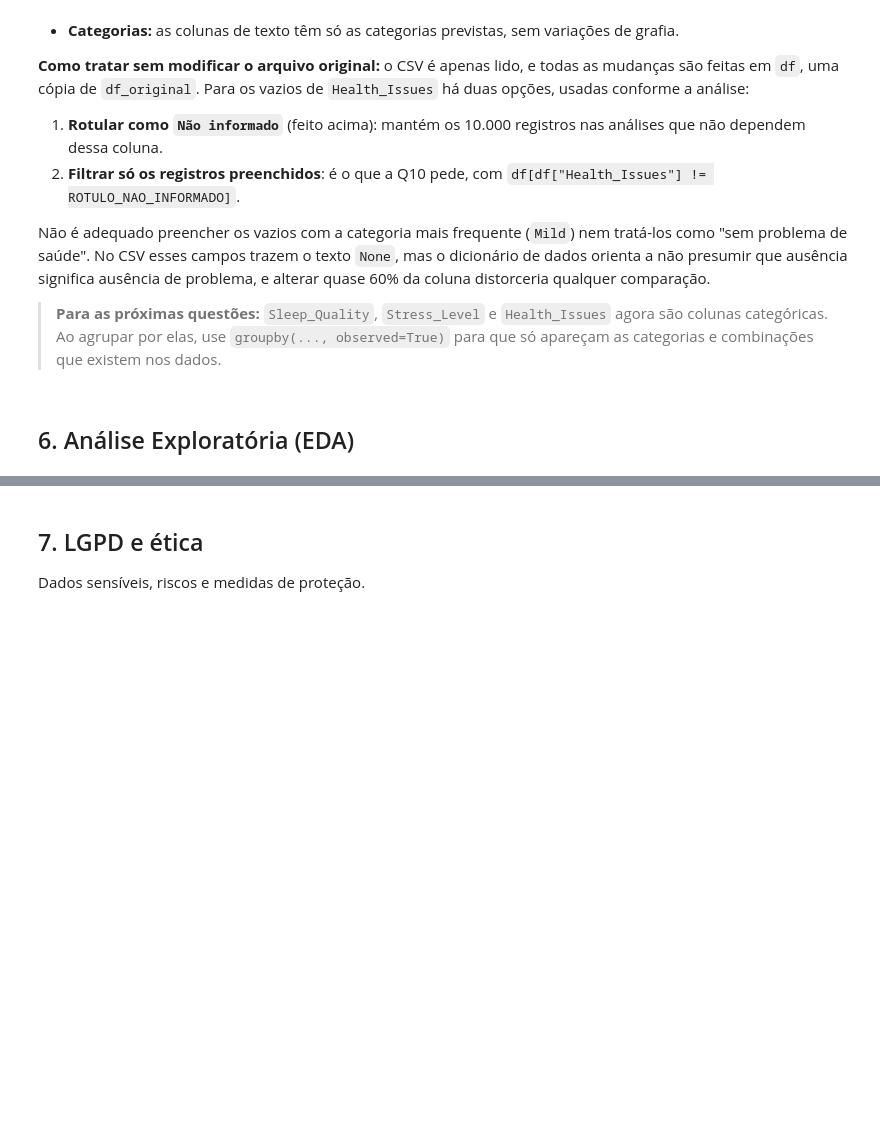
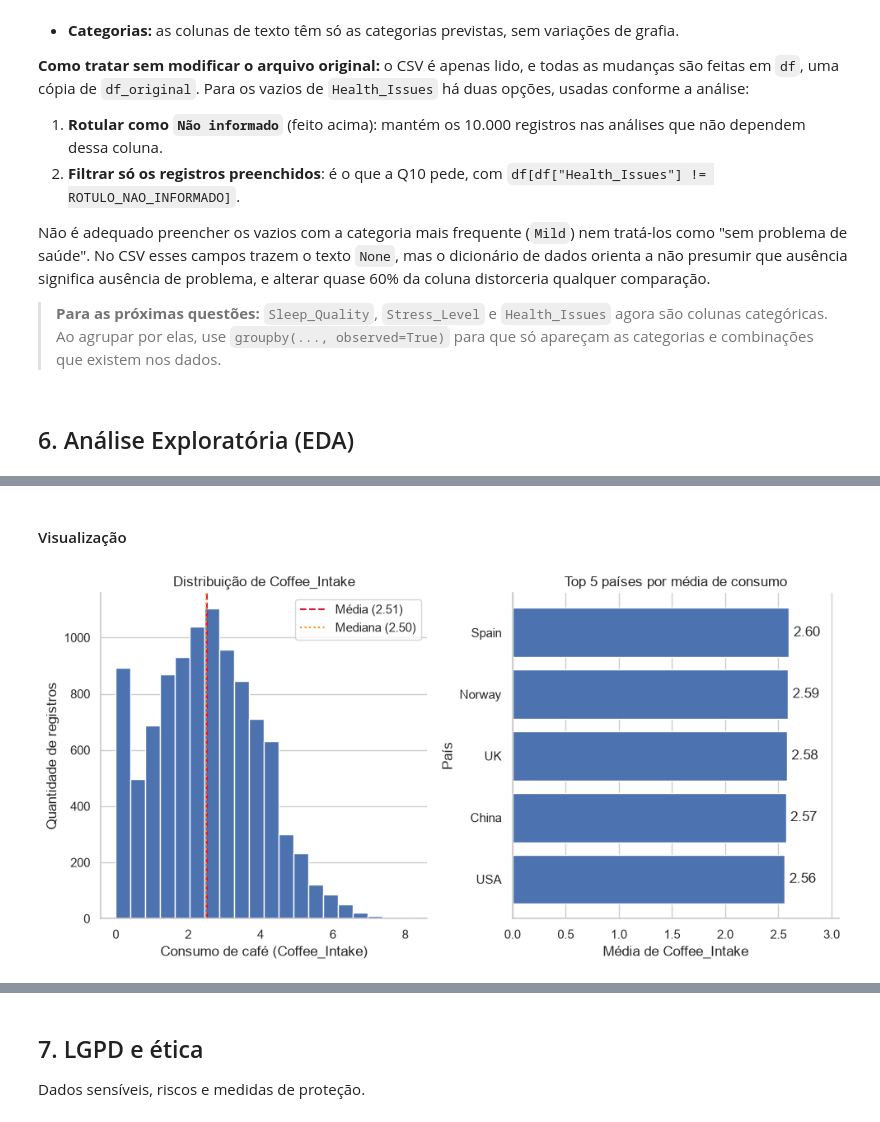
Before and after one commit to PedroGasquez/coffee_health, a Jupyter notebook: notebooks/analise_coffee_health.ipynb, the cells around one changed output, grey strips where cells are left out. Drawn from its saved outputs; the diff is of its cells as text; code cells hidden in the pictures; blank space fills up the shorter version.

```diff
--- a/notebooks/analise_coffee_health.ipynb
+++ b/notebooks/analise_coffee_health.ipynb
@@ -291,0 +524,17 @@ Não é adequado preencher os vazios com a categoria mais frequente (`Mild`) nem
+# %%
+consumo_por_pais = (
+    df.groupby("Country")["Coffee_Intake"]
+    .agg(["count", "mean", "median", "std"])
+    .rename(columns={
+        "count": "Registros",
+        "mean": "Média",
+        "median": "Mediana",
+        "std": "Desvio padrão",
+    })
+    .sort_values("Média", ascending=False)
+    .round(CASAS_DECIMAIS)
+)
+
+top_paises = consumo_por_pais.head(TOP_N_PAISES)
+print(f"Total de países: {len(consumo_por_pais)} | Menor média: {consumo_por_pais.index[-1]} ({consumo_por_pais['Média'].iloc[-1]:.{CASAS_DECIMAIS}f})")
+top_paises
@@ -291,0 +550,32 @@ Não é adequado preencher os vazios com a categoria mais frequente (`Mild`) nem
+# %% [markdown]
+#### Visualização
+# %%
+fig, (ax1, ax2) = plt.subplots(1, 2, figsize=(FIG_LARGURA, FIG_ALTURA))
+
+# Gráfico 1: distribuição do consumo de café com média e mediana
+ax1.hist(df["Coffee_Intake"], bins=BINS_HISTOGRAMA, edgecolor="white")
+media_cafe = df["Coffee_Intake"].mean()
+mediana_cafe = df["Coffee_Intake"].median()
+ax1.axvline(media_cafe, color="crimson", linestyle="--", label=f"Média ({media_cafe:.{CASAS_DECIMAIS}f})")
+ax1.axvline(mediana_cafe, color="darkorange", linestyle=":", label=f"Mediana ({mediana_cafe:.{CASAS_DECIMAIS}f})")
+ax1.set_title("Distribuição de Coffee_Intake")
+ax1.set_xlabel("Consumo de café (Coffee_Intake)")
+ax1.set_ylabel("Quantidade de registros")
+ax1.legend(loc="upper right")
+ax1.grid(axis="x", visible=False)
+
+# Gráfico 2: top países por consumo médio
+top_ordenado = top_paises.iloc[::-1]
+barras_paises = ax2.barh(top_ordenado.index, top_ordenado["Média"])
+ax2.bar_label(barras_paises, fmt=f"%.{CASAS_DECIMAIS}f", padding=PADDING_ROTULO)
+ax2.set_title(f"Top {TOP_N_PAISES} países por média de consumo")
+ax2.set_xlabel("Média de Coffee_Intake")
+ax2.set_ylabel("País")
+ax2.set_xlim(0, top_paises["Média"].max() * (1 + MARGEM_TOPO_GRAFICO))
+ax2.grid(axis="y", visible=False)
+
+sns.despine()
+plt.tight_layout()
+plt.show()
+# %% [output]
+[figure, added]
```
Also changed, not shown: parts of 96 cells of this notebook, 1 other file.
